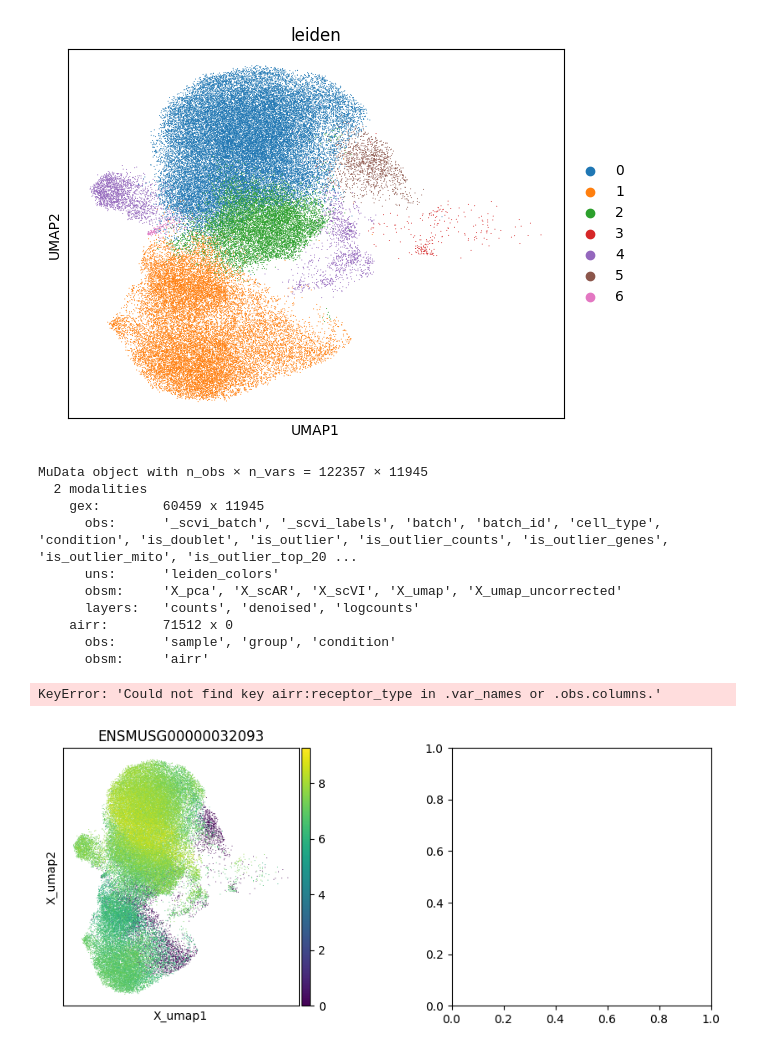
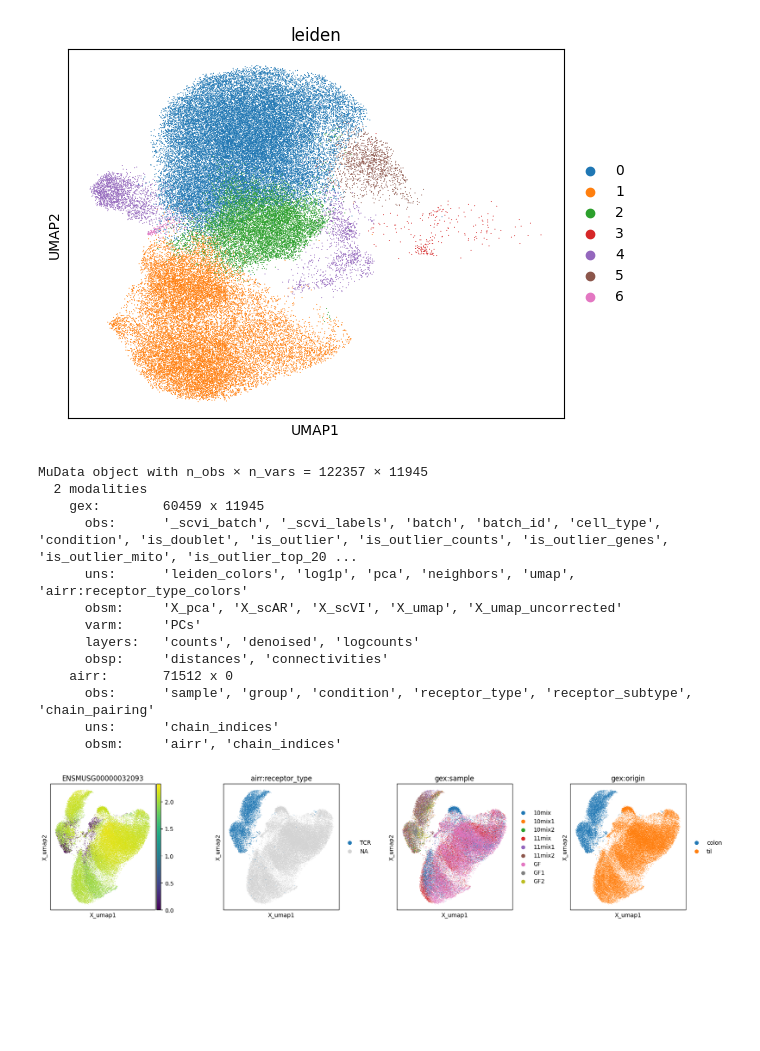
Before and after one commit to ErikaKvalem/honda_microbial_metabolites_2021, a Jupyter notebook: 20_scripts/40_single-cell-sorted-cd8/40_gex_surface_prot/012_tcr_integration.ipynb, the cells around one changed output. Drawn from its saved outputs; the diff is of its cells as text; code cells hidden in the pictures; blank space fills up the shorter version.

```diff
--- a/20_scripts/40_single-cell-sorted-cd8/40_gex_surface_prot/012_tcr_integration.ipynb
+++ b/20_scripts/40_single-cell-sorted-cd8/40_gex_surface_prot/012_tcr_integration.ipynb
@@ -196,16 +196,3 @@ mdata = mu.MuData({"gex": adata_gex_merge, "airr": adata_tcr_merge})
 sc.pl.umap(mdata["gex"], color = "leiden")
 # %% [output]
 [figure]
-# %%
-mdata
-# %% [output]
-MuData object with n_obs × n_vars = 122357 × 11945
-  2 modalities
-    gex:        60459 x 11945
-      obs:      '_scvi_batch', '_scvi_labels', 'batch', 'batch_id', 'cell_type', 'condition', 'is_doublet', 'is_outlier', 'is_outlier_counts', 'is_outlier_genes', 'is_outlier_mito', 'is_outlier_top_20 ...
-      uns:      'leiden_colors'
-      obsm:     'X_pca', 'X_scAR', 'X_scVI', 'X_umap', 'X_umap_uncorrected'
-      layers:   'counts', 'denoised', 'logcounts'
-    airr:       71512 x 0
-      obs:      'sample', 'group', 'condition'
-      obsm:     'airr'
@@ -212,7 +207,24 @@ MuData object with n_obs × n_vars = 122357 × 11945
+# %%
+mdata
+# %% [output]
+MuData object with n_obs × n_vars = 122357 × 11945
+  2 modalities
+    gex:        60459 x 11945
+      obs:      '_scvi_batch', '_scvi_labels', 'batch', 'batch_id', 'cell_type', 'condition', 'is_doublet', 'is_outlier', 'is_outlier_counts', 'is_outlier_genes', 'is_outlier_mito', 'is_outlier_top_20 ...
+      uns:      'leiden_colors', 'log1p', 'pca', 'neighbors', 'umap', 'airr:receptor_type_colors'
+      obsm:     'X_pca', 'X_scAR', 'X_scVI', 'X_umap', 'X_umap_uncorrected'
+      varm:     'PCs'
+      layers:   'counts', 'denoised', 'logcounts'
+      obsp:     'distances', 'connectivities'
+    airr:       71512 x 0
+      obs:      'sample', 'group', 'condition', 'receptor_type', 'receptor_subtype', 'chain_pairing'
+      uns:      'chain_indices'
+      obsm:     'airr', 'chain_indices'
 # %%
-fig, (ax0, ax1) = plt.subplots(1, 2, figsize=(10, 4), gridspec_kw={"wspace": 0.5})
+fig, (ax0, ax1,ax2,ax3) = plt.subplots(1, 4, figsize=(20, 4), gridspec_kw={"wspace": 0.5})
 mu.pl.embedding(mdata, basis="gex:umap", color=["ENSMUSG00000032093"], ax=ax0, show=False)
-mu.pl.embedding(mdata, basis="gex:umap", color=["airr:receptor_type"], ax=ax1)
+mu.pl.embedding(mdata, basis="gex:umap", color=["airr:receptor_type"], ax=ax1, show=False)
+mu.pl.embedding(mdata, basis="gex:umap", color=["gex:sample"], ax=ax2, show=False)
+mu.pl.embedding(mdata, basis="gex:umap", color=["gex:origin"], ax=ax3)
 # %% [output]
-KeyError: 'Could not find key airr:receptor_type in .var_names or .obs.columns.'
-[figure, old version]
+[figure, new version]
```
Also changed, not shown: parts of 3 cells of this notebook.
